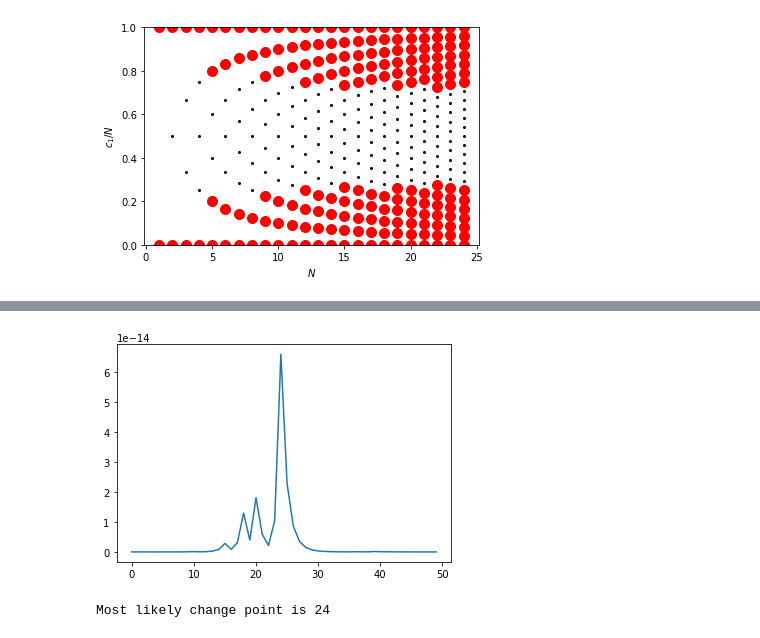
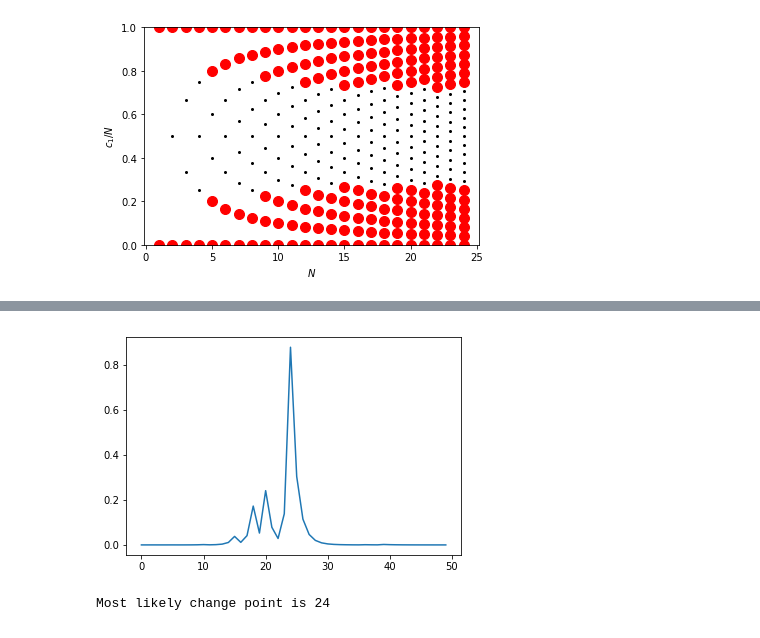
Before and after one commit to CMPE547-Spring-2017-Bogazici/hw4, a Jupyter notebook: solution.ipynb, the cells around one changed output, grey strips where cells are left out. Saved outputs shown, nothing was run; the diff lists cells and outputs as text; code cells hidden in the pictures.

```diff
--- a/solution.ipynb
+++ b/solution.ipynb
@@ -253,9 +253,10 @@ def marginal_likelihood(obs):
     return result
 # %%
 probs = marginal_likelihood(obs)
+probs = probs/np.linalg.norm(probs)
 plt.plot(range(0,len(obs)),probs)
 plt.show()
 print("Most likely change point is",np.argmax(probs))
 # %% [output]
-[figure, old version]
+[figure, new version]
 Most likely change point is 24
```
